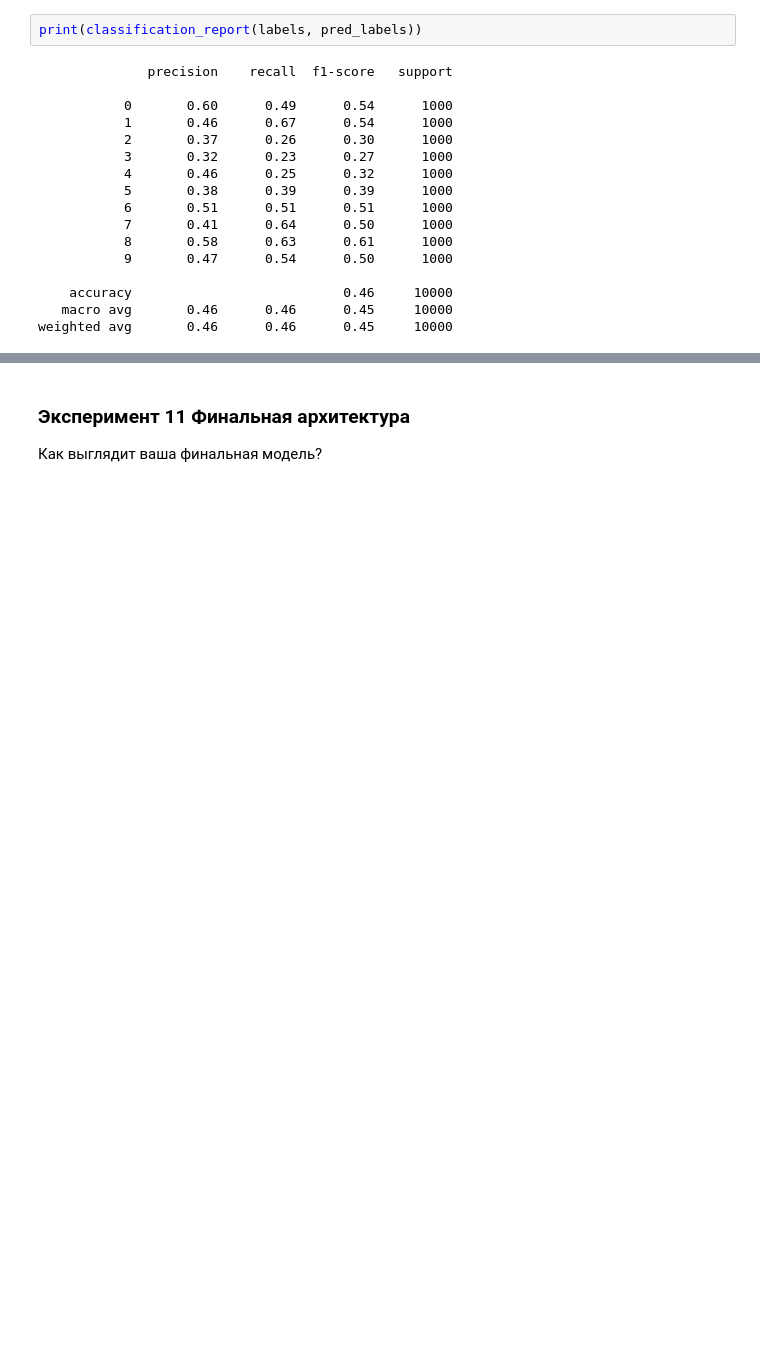
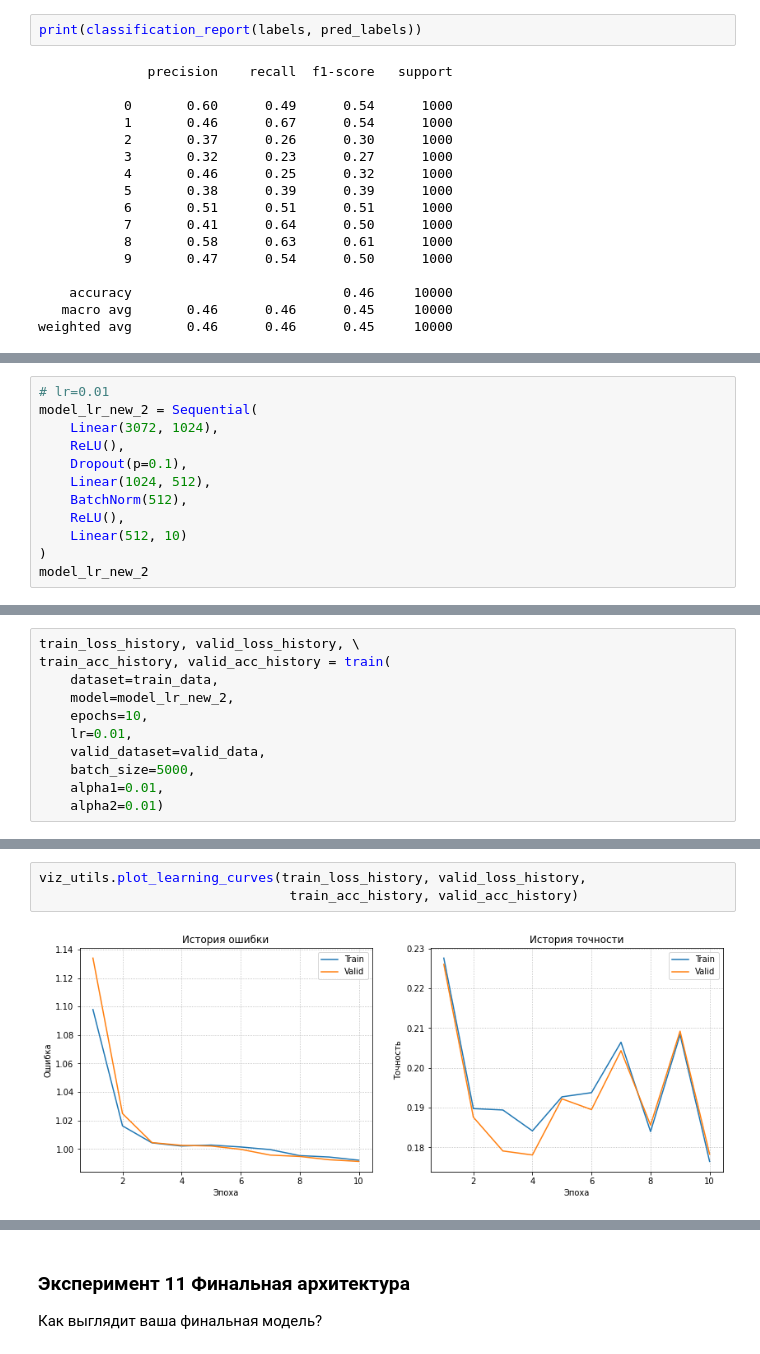
Before and after one commit to kalibri111/tmprep, a Jupyter notebook: Numpy Network/numpy_neural_net_HW.ipynb, the cells around one changed output, grey strips where cells are left out. Saved outputs shown, nothing was run; the diff lists cells and outputs as text; blank space fills up the shorter version.

```diff
--- a/Numpy Network/numpy_neural_net_HW.ipynb
+++ b/Numpy Network/numpy_neural_net_HW.ipynb
@@ -2297,0 +2392,12 @@ weighted avg       0.46      0.46      0.45     10000
+# %%
+# lr=0.01
+model_lr_new_2 = Sequential(
+    Linear(3072, 1024),
+    ReLU(),
+    Dropout(p=0.1),
+    Linear(1024, 512),
+    BatchNorm(512),
+    ReLU(),
+    Linear(512, 10)
+)
+model_lr_new_2
@@ -2297,0 +2414,11 @@ weighted avg       0.46      0.46      0.45     10000
+# %%
+train_loss_history, valid_loss_history, \
+train_acc_history, valid_acc_history = train(
+    dataset=train_data,
+    model=model_lr_new_2,
+    epochs=10,
+    lr=0.01,
+    valid_dataset=valid_data,
+    batch_size=5000,
+    alpha1=0.01,
+    alpha2=0.01)
@@ -2297,0 +2438,5 @@ weighted avg       0.46      0.46      0.45     10000
+# %%
+viz_utils.plot_learning_curves(train_loss_history, valid_loss_history,
+                                train_acc_history, valid_acc_history)
+# %% [output]
+[figure, added]
```
Also changed, not shown: parts of 21 cells of this notebook.
